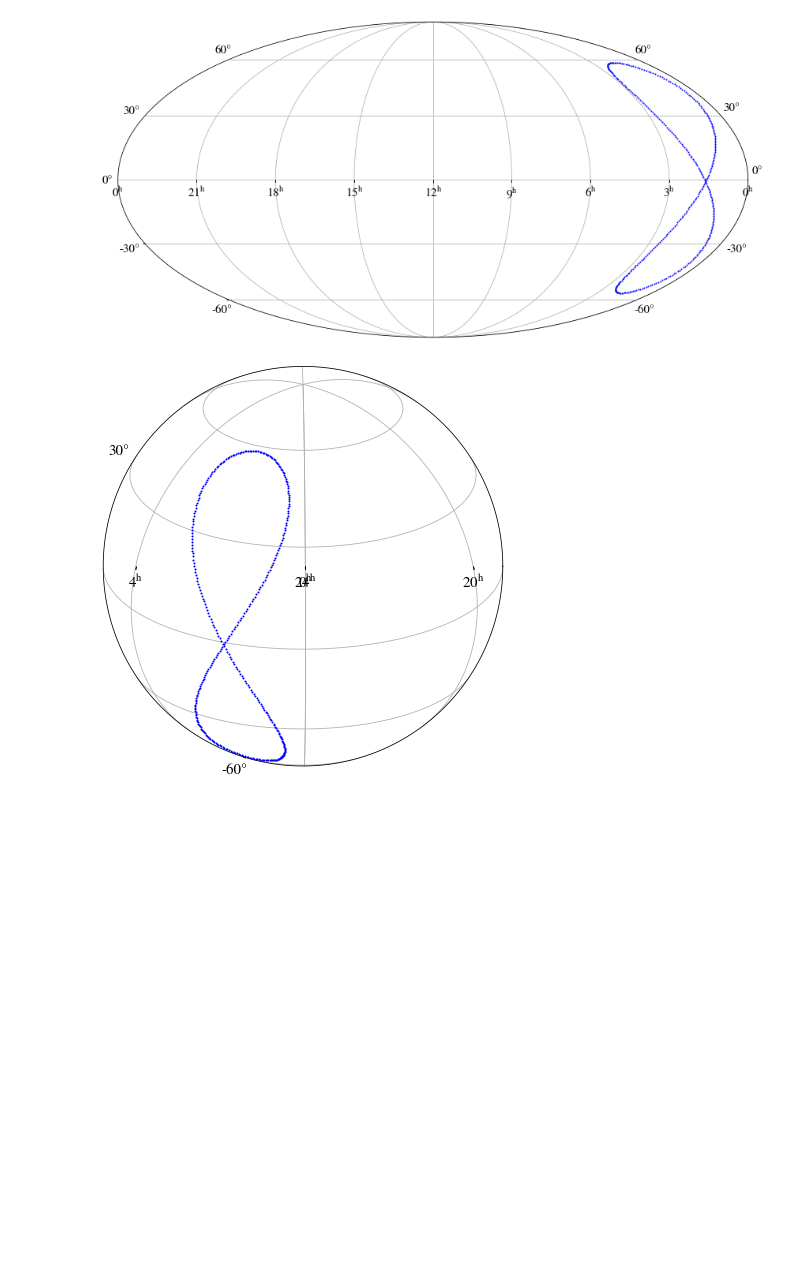
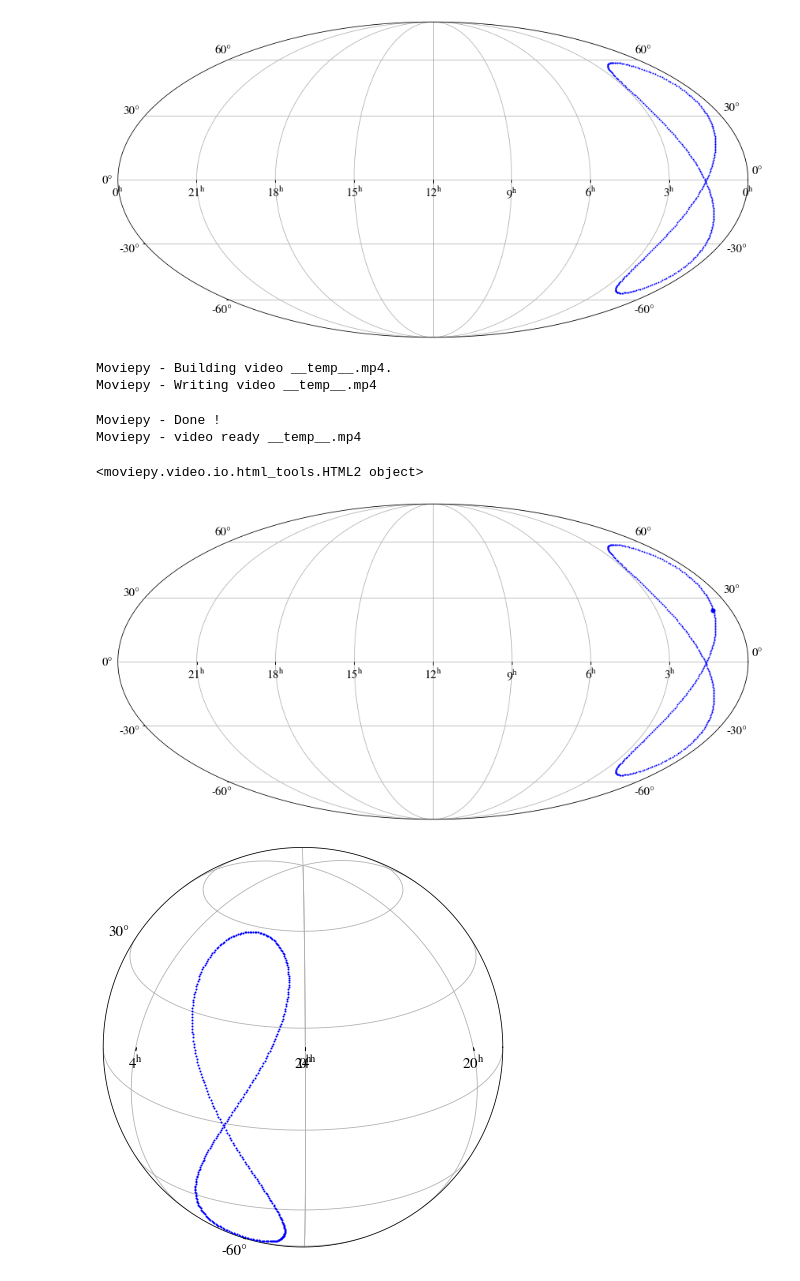
Before and after one commit to kelvin1020/taiji_simulation, a Jupyter notebook: orbitData/Fplus&Fcross.ipynb, the cells around one changed output. Saved outputs shown, nothing was run; the diff lists cells and outputs as text; code cells hidden in the pictures; blank space fills up the shorter version.

```diff
--- a/orbitData/Fplus&Fcross.ipynb
+++ b/orbitData/Fplus&Fcross.ipynb
@@ -204,6 +203,49 @@ plt.tight_layout()
 plt.show()
 # %% [output]
 [figure]
+# %%
+# #绘动图3d2#$$$$$$$$$$$$$$$$$$$$$$$$$$$$$$$$$$$$$$$$$$$$$$$$$$$$$$$$$$$$$$$$$$$$$$$$$$$$$$$$$$$$$$$$$$$$$$$$$$$$$$$$$$$$$$$$$$$$$$$$$$$$$$$$$$$$$$$$$$$$$$$$$$$
+matplotlib.rcParams.update({'font.size': 15, 'font.family': 'STIXGeneral', 'mathtext.fontset': 'stix'})
+# 绘图
+
+duration = 10 #总共的时间       figsize代表横纵比
+speed = 1.0#播放速率
+number = len(source)
+
+# plt.style.use('dark_background')
+
+
+fig_mpl = plt.figure(figsize=(12,6))
+
+# 使用MOVIEPY让图动起来(根据时间t来更新图). 保存为GIF.
+def make_frame_mpl(t):
+    tNorm = t/duration      #0 --> 1
+    index = int(number*(t/duration))  #0 --> number
+
+    ax = fig_mpl.add_subplot(111, projection='astro hours mollweide')
+    ax.remove() #ax.clear不管用,会将整个ax框架清除，而不是只把图像清除
+    ax = fig_mpl.add_subplot(111, projection='astro hours mollweide')
+
+    #source
+    ax.plot_coord(source[index],'o',c='blue',markersize=5)
+    ax.plot_coord(source[0:(index + 1)],'o', c='blue', markersize=1)
+
+
+    ax.grid(ax)
+    plt.tight_layout()
+    return mplfig_to_npimage(fig_mpl) # RGB image of the figure
+
+animation =mpy.VideoClip(make_frame_mpl, duration=duration)
+# animation.speedx(speed).write_videofile("taiji_orbit.mp4", fps=30) #输出mp4, speedx表示播放速度(1.0为正常速度), fps每秒帧数
+#animation.speedx(speed).write_gif("TAIJI&LISA.gif", fps=30) #输出mp4, speedx表示播放速度(1.0为正常速度), fps每秒帧数
+animation.speedx(speed).ipython_display(fps=30, loop=1, autoplay=0)
+# %% [output]
+Moviepy - Building video __temp__.mp4.
+Moviepy - Writing video __temp__.mp4
+Moviepy - Done !
+Moviepy - video ready __temp__.mp4
+<moviepy.video.io.html_tools.HTML2 object>
+[figure, added]
 # %%
 source= SkyCoord(phi , np.pi/2 - theta, unit="radian", frame = 'icrs')  # defaults to ICRS frame
 
```
Also changed, not shown: parts of 3 cells of this notebook, 4 other files.
